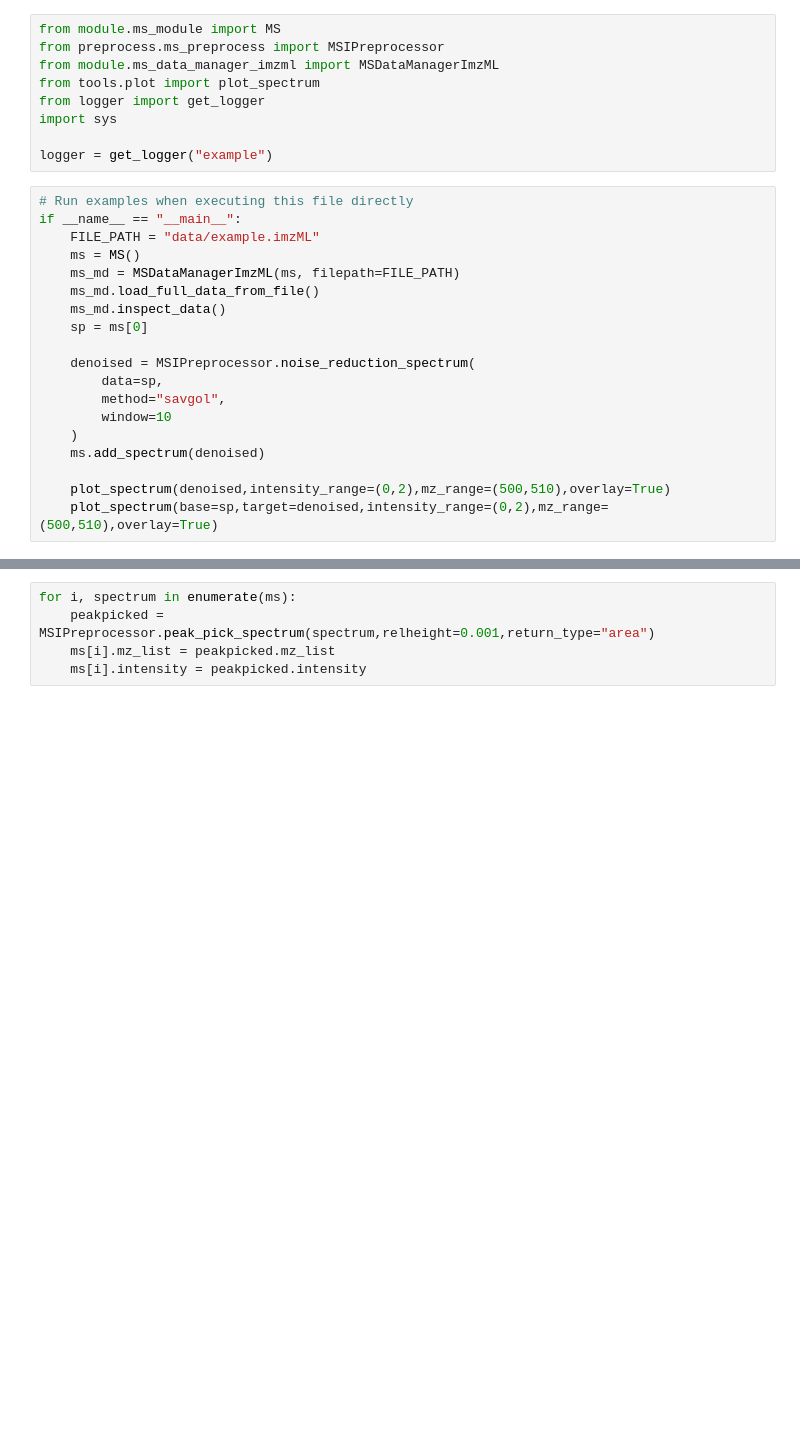
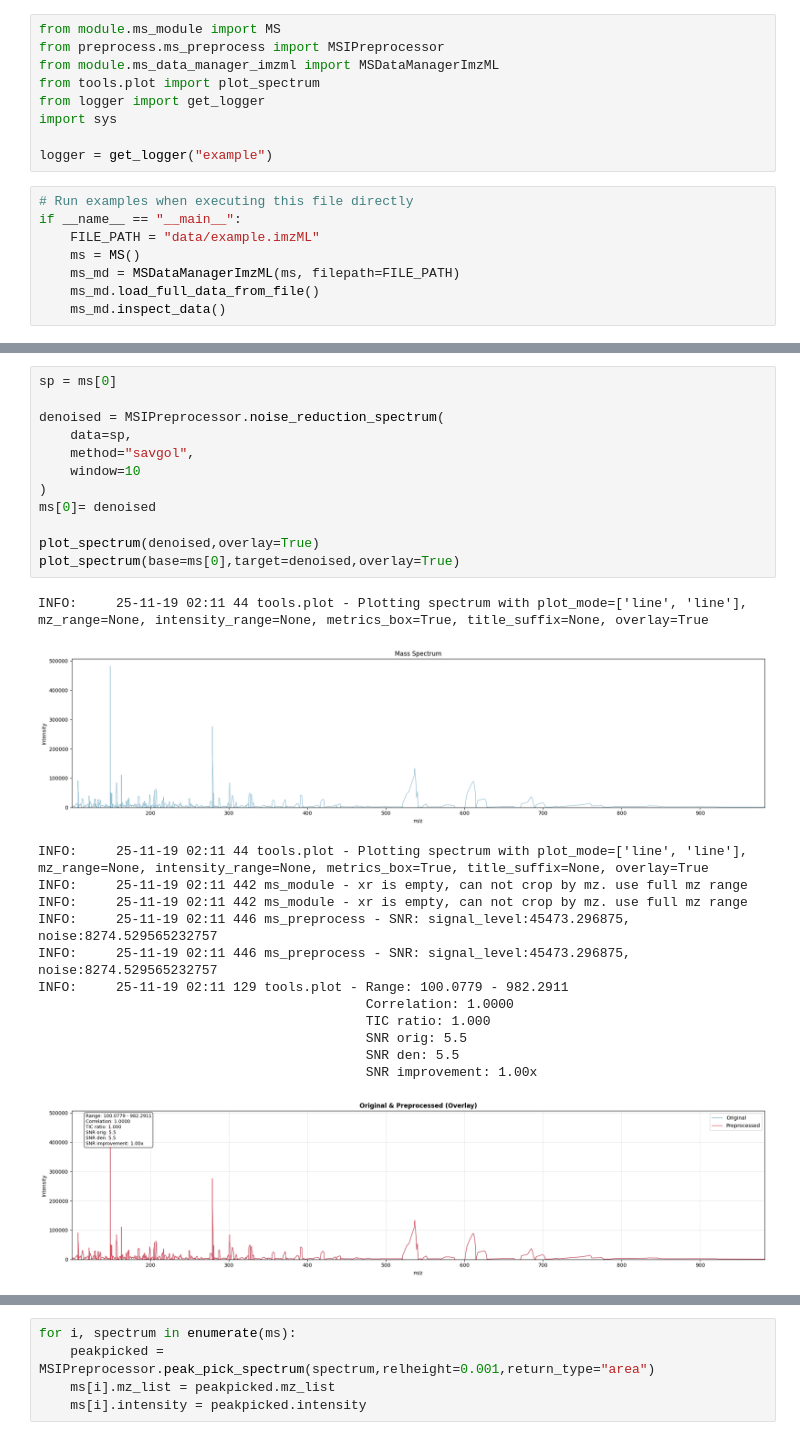
Before and after one commit to NeoNexusX/MassFlow, a Jupyter notebook: example.ipynb, the cells around one changed output, grey strips where cells are left out. Drawn from its saved outputs; the diff is of its cells as text; blank space fills up the shorter version.

```diff
--- a/example.ipynb
+++ b/example.ipynb
@@ -15,15 +15,4 @@ if __name__ == "__main__":
     ms_md = MSDataManagerImzML(ms, filepath=FILE_PATH)
     ms_md.load_full_data_from_file()
     ms_md.inspect_data()
-    sp = ms[0]
-
-    denoised = MSIPreprocessor.noise_reduction_spectrum(
-        data=sp,
-        method="savgol",
-        window=10
-    )
-    ms.add_spectrum(denoised)
-
-    plot_spectrum(denoised,intensity_range=(0,2),mz_range=(500,510),overlay=True)
-    plot_spectrum(base=sp,target=denoised,intensity_range=(0,2),mz_range=(500,510),overlay=True)
 # %% [output]
@@ -58,3 +36,30 @@ INFO:     25-11-18 21:55 129 tools.plot - Range: 500.0000 - 509.9936
+# %%
+sp = ms[0]
+
+denoised = MSIPreprocessor.noise_reduction_spectrum(
+    data=sp,
+    method="savgol",
+    window=10
+)
+ms[0]= denoised
+
+plot_spectrum(denoised,overlay=True)
+plot_spectrum(base=ms[0],target=denoised,overlay=True)
+# %% [output]
+INFO:     25-11-19 02:11 44 tools.plot - Plotting spectrum with plot_mode=['line', 'line'], mz_range=None, intensity_range=None, metrics_box=True, title_suffix=None, overlay=True
+[figure, added]
+INFO:     25-11-19 02:11 44 tools.plot - Plotting spectrum with plot_mode=['line', 'line'], mz_range=None, intensity_range=None, metrics_box=True, title_suffix=None, overlay=True
+INFO:     25-11-19 02:11 442 ms_module - xr is empty, can not crop by mz. use full mz range
+INFO:     25-11-19 02:11 442 ms_module - xr is empty, can not crop by mz. use full mz range
+INFO:     25-11-19 02:11 446 ms_preprocess - SNR: signal_level:45473.296875, noise:8274.529565232757
+INFO:     25-11-19 02:11 446 ms_preprocess - SNR: signal_level:45473.296875, noise:8274.529565232757
+INFO:     25-11-19 02:11 129 tools.plot - Range: 100.0779 - 982.2911
+                                          Correlation: 1.0000
+                                          TIC ratio: 1.000
+                                          SNR orig: 5.5
+                                          SNR den: 5.5
+                                          SNR improvement: 1.00x
+[figure, added]
 # %%
 # Plotting
 plot_spectrum(
```
Also changed, not shown: parts of 8 cells of this notebook, 2 other files.
